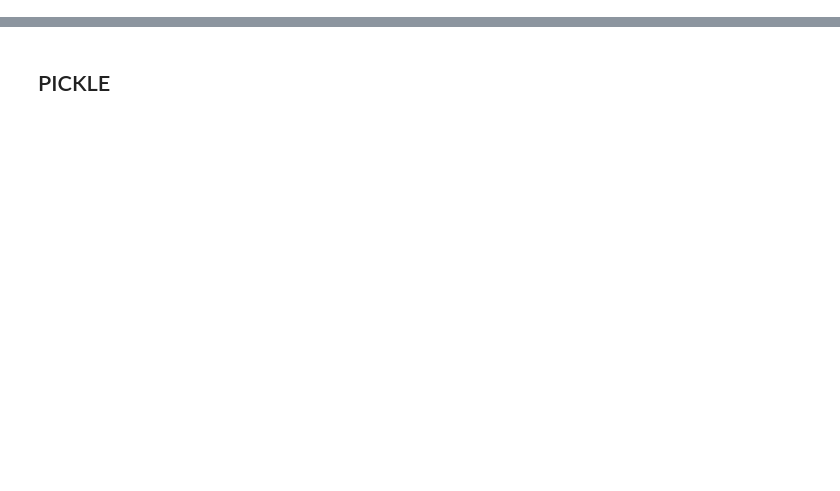
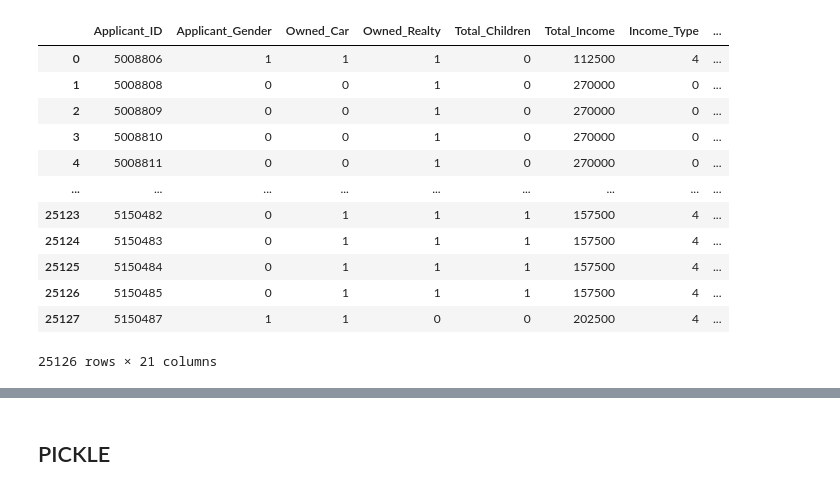
Before and after one commit to dastijaswanthreddy/Chit-Fund, a Jupyter notebook: Model.ipynb, the cells around one changed output, grey strips where cells are left out. Drawn from its saved outputs; the diff is of its cells as text; code cells hidden in the pictures; blank space fills up the shorter version.

```diff
--- a/Model.ipynb
+++ b/Model.ipynb
@@ -98,0 +94,2 @@ x_smote
+# %%
+df=df[~(df.Total_Family_Members<df.Total_Children)]
@@ -98,0 +105,7 @@ x_smote
+# %%
+x = df
+y = df["Status"]
+# %%
+cat_mask = x.dtypes==object
+cat_cols = x.columns[cat_mask].tolist()
+x.columns
@@ -98,0 +120,4 @@ x_smote
+# %%
+le = preprocessing.LabelEncoder()
+x[cat_cols] = x[cat_cols].apply(lambda col: le.fit_transform(col))
+x[cat_cols]
@@ -98,0 +138,16 @@ x_smote
+# %%
+x
+# %% [output]
+|  | Applicant_ID | Applicant_Gender | Owned_Car | Owned_Realty | Total_Children | Total_Income | Income_Type | ... |
+| 0 | 5008806 | 1 | 1 | 1 | 0 | 112500 | 4 | ... |
+| 1 | 5008808 | 0 | 0 | 1 | 0 | 270000 | 0 | ... |
+| 2 | 5008809 | 0 | 0 | 1 | 0 | 270000 | 0 | ... |
+| 3 | 5008810 | 0 | 0 | 1 | 0 | 270000 | 0 | ... |
+| 4 | 5008811 | 0 | 0 | 1 | 0 | 270000 | 0 | ... |
+| ... | ... | ... | ... | ... | ... | ... | ... | ... |
+| 25123 | 5150482 | 0 | 1 | 1 | 1 | 157500 | 4 | ... |
+| 25124 | 5150483 | 0 | 1 | 1 | 1 | 157500 | 4 | ... |
+| 25125 | 5150484 | 0 | 1 | 1 | 1 | 157500 | 4 | ... |
+| 25126 | 5150485 | 0 | 1 | 1 | 1 | 157500 | 4 | ... |
+| 25127 | 5150487 | 1 | 1 | 0 | 0 | 202500 | 4 | ... |
+25126 rows × 21 columns
```
Also changed, not shown: parts of 43 cells of this notebook, 2 other files.
